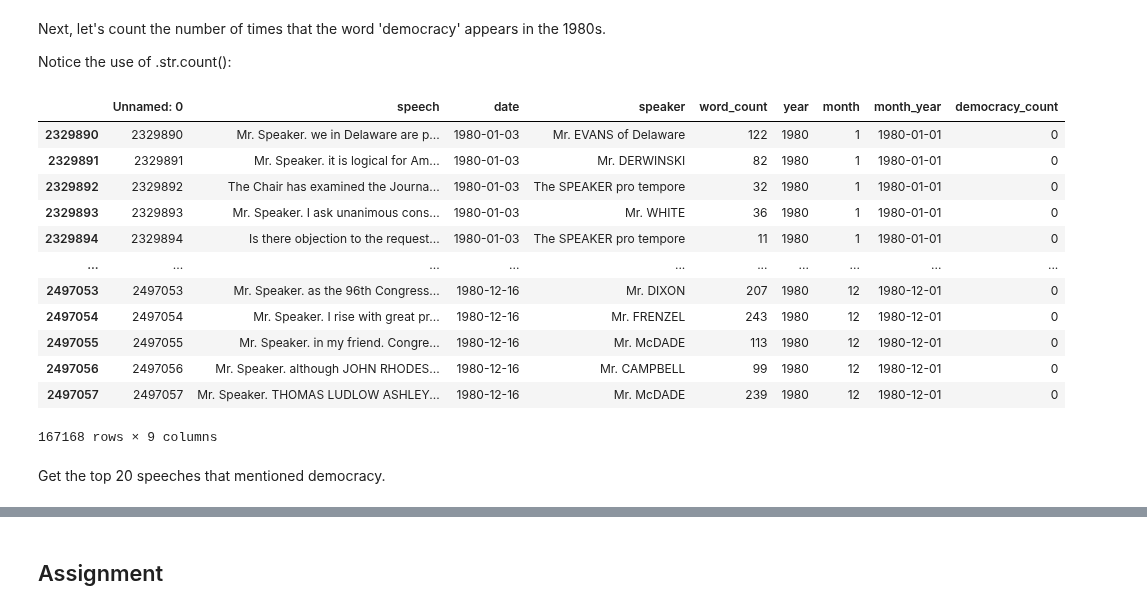
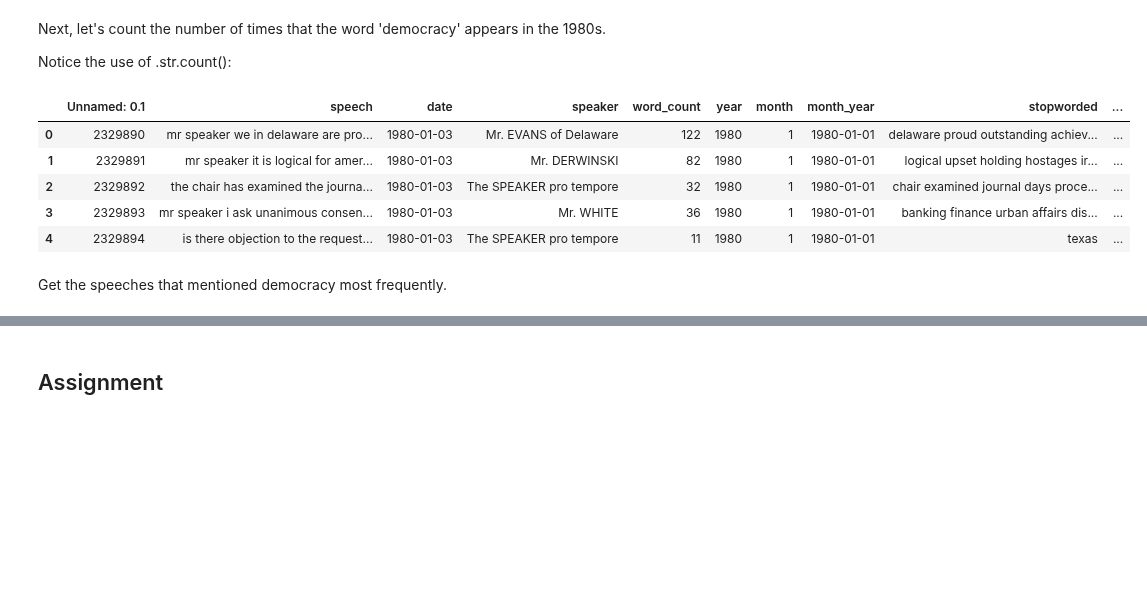
Before and after one commit to stephbuon/digital-history, a Jupyter notebook: hist3368-week5-plotting-change-over-time/hist3368-week-5-working-with-tabular-data.ipynb, the cells around one changed output, grey strips where cells are left out. Drawn from its saved outputs; the diff is of its cells as text; code cells hidden in the pictures; blank space fills up the shorter version.

```diff
--- a/hist3368-week5-plotting-change-over-time/hist3368-week-5-working-with-tabular-data.ipynb
+++ b/hist3368-week5-plotting-change-over-time/hist3368-week-5-working-with-tabular-data.ipynb
@@ -779,11 +793,9 @@ Let's count the top words overall.
 First, we need a list with all the words in the 'words' column in it. A simple for-loop can do that in a hurry.  Let's create a list called "all_words" from the content of each speech in the "speech" column.
 # %%
-words1980 = []
+longestspeecheswords = []
 
-for speech in eighties_data['words']:
+for speech in longest_speeches['words']:
     for word in speech:
-        words1980.append(word)
+        longestspeecheswords.append(word)
 
-words1980[:10]
-
-topwords1980 = pd.Series.value_counts(words1980)[:20]
+longestspeecheswords[:30]
@@ -893,21 +976,15 @@ Next, let's count the number of times that the word 'democracy' appears in the 1
 
 Notice the use of .str.count():
 # %%
-data1980['democracy_count'] = data1980['speech'].str.count('democracy')  # Create a new column for the count of the word democracydis
-display(data1980)
+democracy_speeches = eighties_data.copy()
+democracy_speeches['democracy_count'] = democracy_speeches['speech'].str.count('democracy')  # Create a new column for the count of the word democracydis
+democracy_speeches.head()
 # %% [output]
-|  | Unnamed: 0 | speech | date | speaker | word_count | year | month | month_year | democracy_count |
-| 2329890 | 2329890 | Mr. Speaker. we in Delaware are p... | 1980-01-03 | Mr. EVANS of Delaware | 122 | 1980 | 1 | 1980-01-01 | 0 |
-| 2329891 | 2329891 | Mr. Speaker. it is logical for Am... | 1980-01-03 | Mr. DERWINSKI | 82 | 1980 | 1 | 1980-01-01 | 0 |
-| 2329892 | 2329892 | The Chair has examined the Journa... | 1980-01-03 | The SPEAKER pro tempore | 32 | 1980 | 1 | 1980-01-01 | 0 |
-| 2329893 | 2329893 | Mr. Speaker. I ask unanimous cons... | 1980-01-03 | Mr. WHITE | 36 | 1980 | 1 | 1980-01-01 | 0 |
-| 2329894 | 2329894 | Is there objection to the request... | 1980-01-03 | The SPEAKER pro tempore | 11 | 1980 | 1 | 1980-01-01 | 0 |
-| ... | ... | ... | ... | ... | ... | ... | ... | ... | ... |
-| 2497053 | 2497053 | Mr. Speaker. as the 96th Congress... | 1980-12-16 | Mr. DIXON | 207 | 1980 | 12 | 1980-12-01 | 0 |
-| 2497054 | 2497054 | Mr. Speaker. I rise with great pr... | 1980-12-16 | Mr. FRENZEL | 243 | 1980 | 12 | 1980-12-01 | 0 |
-| 2497055 | 2497055 | Mr. Speaker. in my friend. Congre... | 1980-12-16 | Mr. McDADE | 113 | 1980 | 12 | 1980-12-01 | 0 |
-| 2497056 | 2497056 | Mr. Speaker. although JOHN RHODES... | 1980-12-16 | Mr. CAMPBELL | 99 | 1980 | 12 | 1980-12-01 | 0 |
-| 2497057 | 2497057 | Mr. Speaker. THOMAS LUDLOW ASHLEY... | 1980-12-16 | Mr. McDADE | 239 | 1980 | 12 | 1980-12-01 | 0 |
+|  | Unnamed: 0.1 | speech | date | speaker | word_count | year | month | month_year | stopworded | ... |
+| 0 | 2329890 | mr speaker we in delaware are pro... | 1980-01-03 | Mr. EVANS of Delaware | 122 | 1980 | 1 | 1980-01-01 | delaware proud outstanding achiev... | ... |
+| 1 | 2329891 | mr speaker it is logical for amer... | 1980-01-03 | Mr. DERWINSKI | 82 | 1980 | 1 | 1980-01-01 | logical upset holding hostages ir... | ... |
+| 2 | 2329892 | the chair has examined the journa... | 1980-01-03 | The SPEAKER pro tempore | 32 | 1980 | 1 | 1980-01-01 | chair examined journal days proce... | ... |
+| 3 | 2329893 | mr speaker i ask unanimous consen... | 1980-01-03 | Mr. WHITE | 36 | 1980 | 1 | 1980-01-01 | banking finance urban affairs dis... | ... |
+| 4 | 2329894 | is there objection to the request... | 1980-01-03 | The SPEAKER pro tempore | 11 | 1980 | 1 | 1980-01-01 | texas | ... |
-167168 rows × 9 columns
 # %% [markdown]
-Get the top 20 speeches that mentioned democracy.
+Get the speeches that mentioned democracy most frequently.
```
Also changed, not shown: parts of 37 cells of this notebook.
